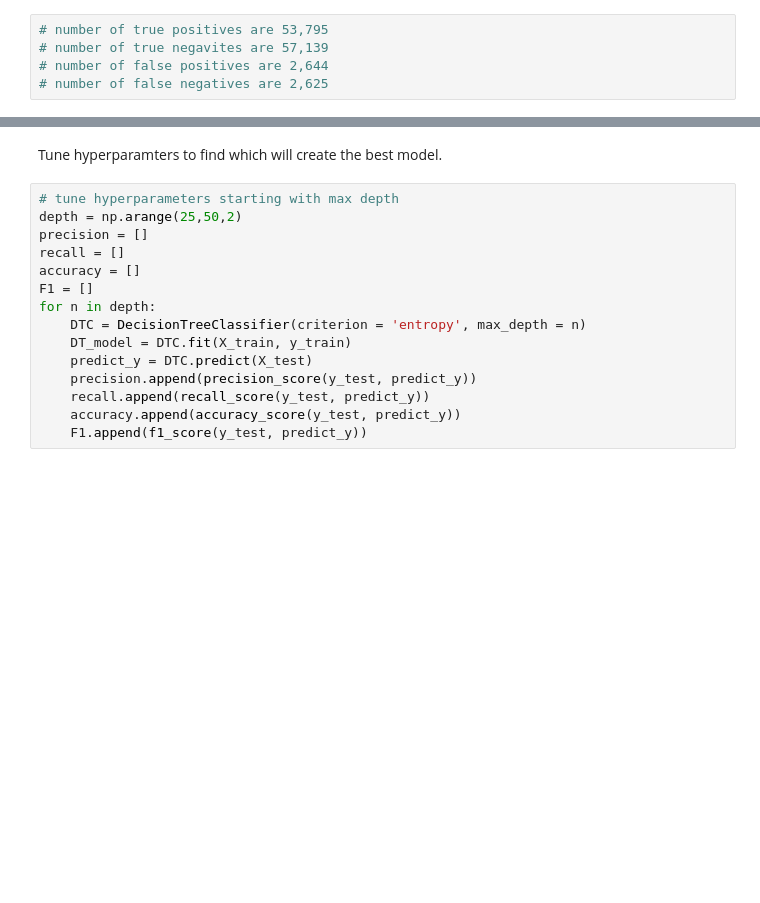
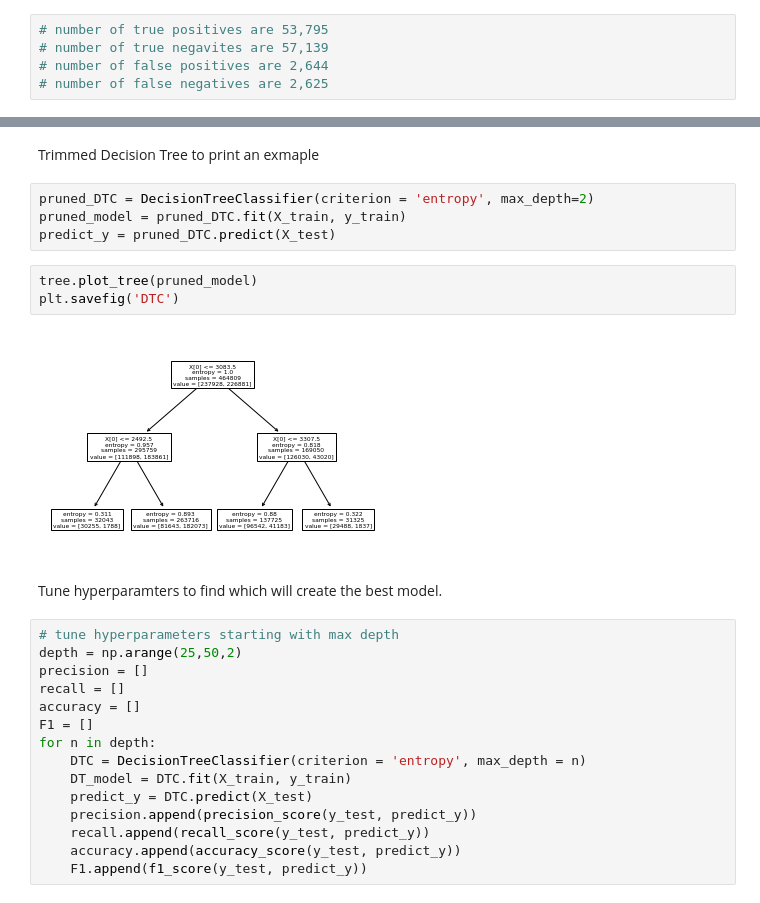
Before and after one commit to sreagan1/Semester2_Capstone_SageR, a Jupyter notebook: Tree Coverage Capstone.ipynb, the cells around one changed output, grey strips where cells are left out. Cells and saved outputs as stored; diff of their text form; blank space fills up the shorter version.

```diff
--- a/Tree Coverage Capstone.ipynb
+++ b/Tree Coverage Capstone.ipynb
@@ -156,3 +156,14 @@ F1 is :0.9537005026194718
+# %% [markdown]
+Trimmed Decision Tree to print an exmaple
+# %%
+pruned_DTC = DecisionTreeClassifier(criterion = 'entropy', max_depth=2)
+pruned_model = pruned_DTC.fit(X_train, y_train)
+predict_y = pruned_DTC.predict(X_test)
+# %%
+tree.plot_tree(pruned_model)
+plt.savefig('DTC')
+# %% [output]
+[figure, added]
 # %% [markdown]
 Tune hyperparamters to find which will create the best model.
 # %%
```
Also changed, not shown: parts of 8 cells of this notebook.
